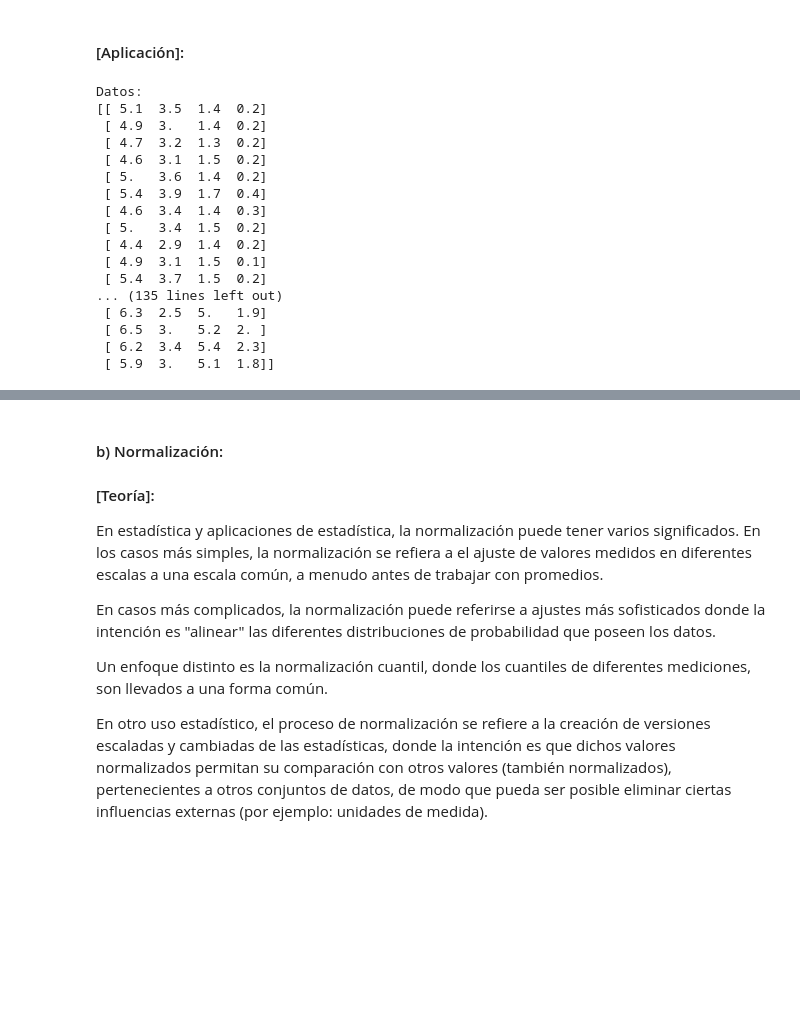
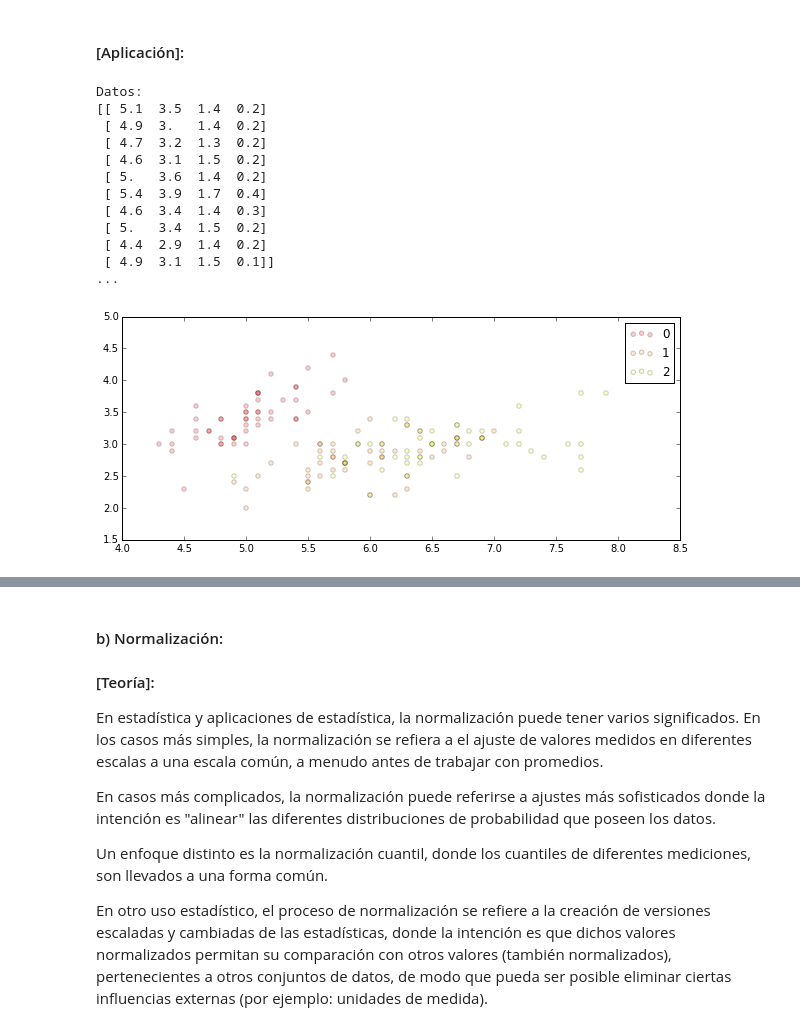
Before and after one commit to Pazitos10/DSS, a Jupyter notebook: TP5/tp5.ipynb, the cells around one changed output, grey strips where cells are left out. Saved outputs shown, nothing was run; the diff lists cells and outputs as text; code cells hidden in the pictures; blank space fills up the shorter version.

```diff
--- a/TP5/tp5.ipynb
+++ b/TP5/tp5.ipynb
@@ -25,30 +25,40 @@ A gran escala, la idea es permitir que diferentes conjuntos de datos sean compar
 # %%
 from sklearn import preprocessing
 from sklearn import datasets
+import numpy as np
 % matplotlib inline
 import matplotlib.pyplot as plt
+
+def graficar(x, y):
+    # get the product class
+    product_class = np.unique(Y)
+    colors = plt.get_cmap("hsv")
+    plt.figure(figsize=(10, 4))
+    for i, p in enumerate(product_class):
+        mask = (y == p)
+        plt.scatter(x[mask, 0], x[mask, 1],
+                    c=colors(1. * i / 11), label=p, alpha=0.2)
+    plt.legend(loc="best")
 
 iris = datasets.load_iris()
 X = iris.data
 Y = iris.target
-print "Datos: \n", X
+print "Datos: \n", X[:10]
+print "..."
+graficar(X, Y)
 # %% [output]
 Datos:
 [[ 5.1  3.5  1.4  0.2]
  [ 4.9  3.   1.4  0.2]
  [ 4.7  3.2  1.3  0.2]
  [ 4.6  3.1  1.5  0.2]
  [ 5.   3.6  1.4  0.2]
  [ 5.4  3.9  1.7  0.4]
  [ 4.6  3.4  1.4  0.3]
  [ 5.   3.4  1.5  0.2]
  [ 4.4  2.9  1.4  0.2]
- [ 4.9  3.1  1.5  0.1]
- [ 5.4  3.7  1.5  0.2]
-... (135 lines left out)
- [ 6.3  2.5  5.   1.9]
- [ 6.5  3.   5.2  2. ]
- [ 6.2  3.4  5.4  2.3]
- [ 5.9  3.   5.1  1.8]]
+ [ 4.9  3.1  1.5  0.1]]
+...
+[figure, added]
 # %%
 scaler = preprocessing.StandardScaler()
```
Also changed, not shown: parts of 8 cells of this notebook.
